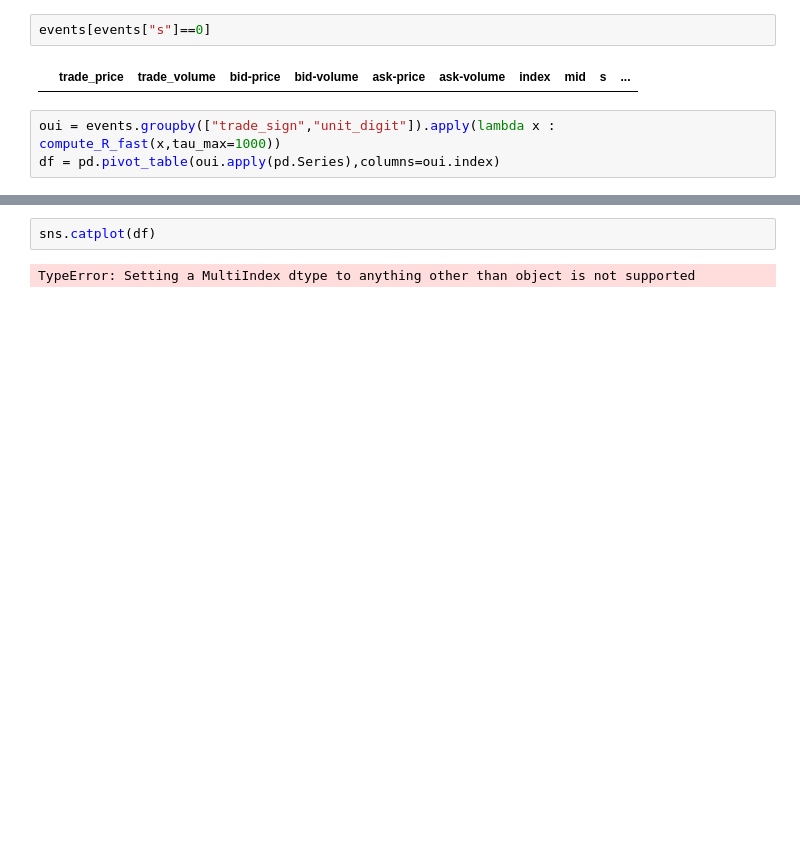
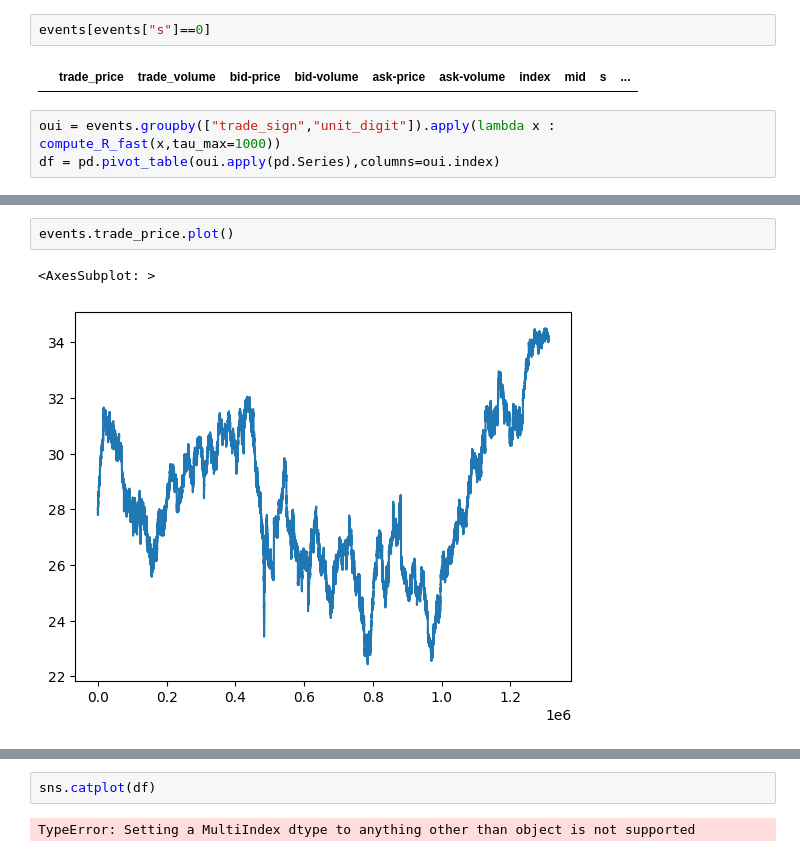
Before and after one commit to HaroldBenoit/behavioural-trading, a Jupyter notebook: project.ipynb, the cells around one changed output, grey strips where cells are left out. Saved outputs shown, nothing was run; the diff lists cells and outputs as text; blank space fills up the shorter version.

```diff
--- a/project.ipynb
+++ b/project.ipynb
@@ -99,0 +83,5 @@ for i in range(10):
+# %%
+events.trade_price.plot()
+# %% [output]
+<AxesSubplot: >
+[figure, added]
```
Also changed, not shown: parts of 10 cells of this notebook, 4 other files.
